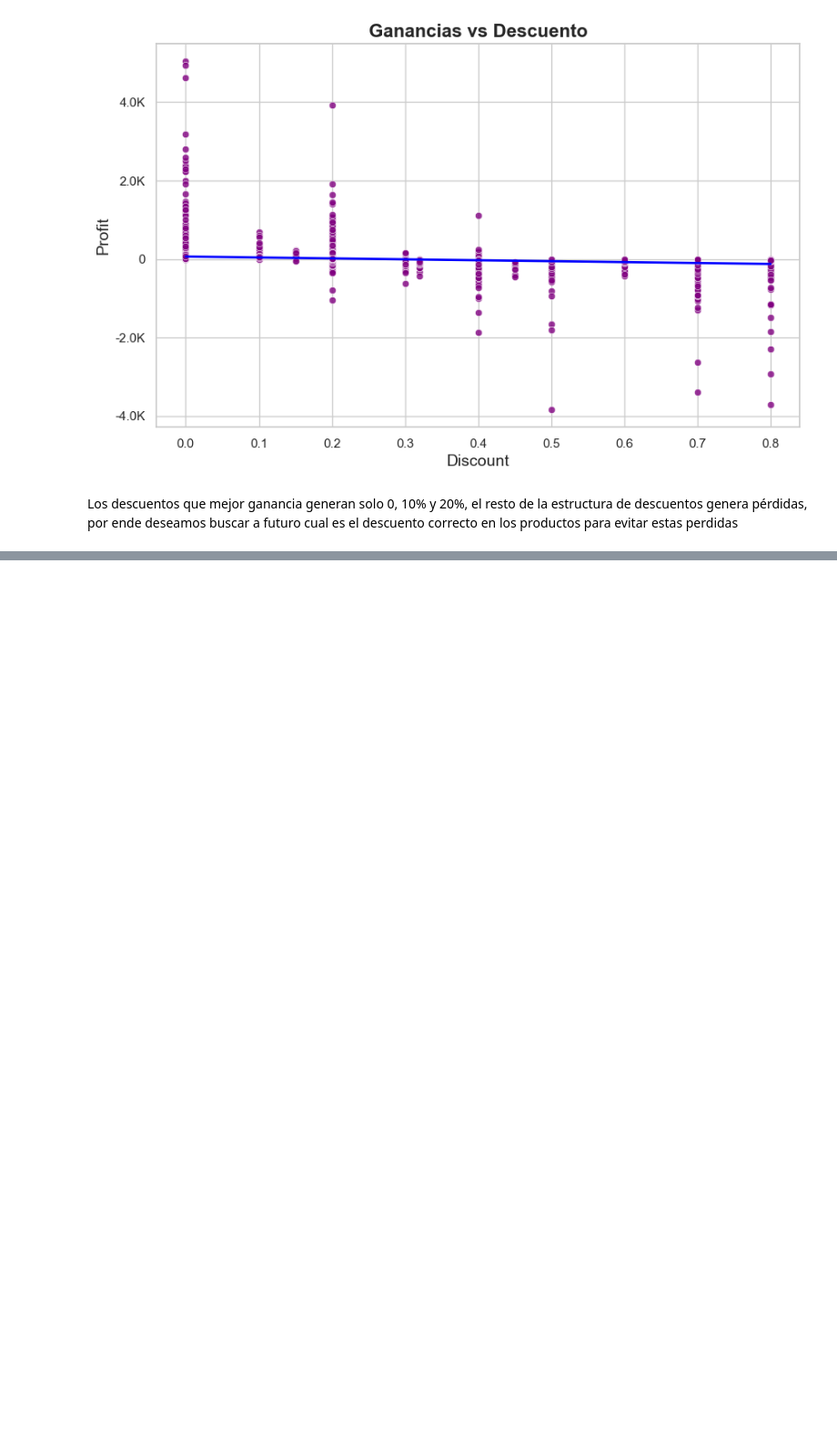
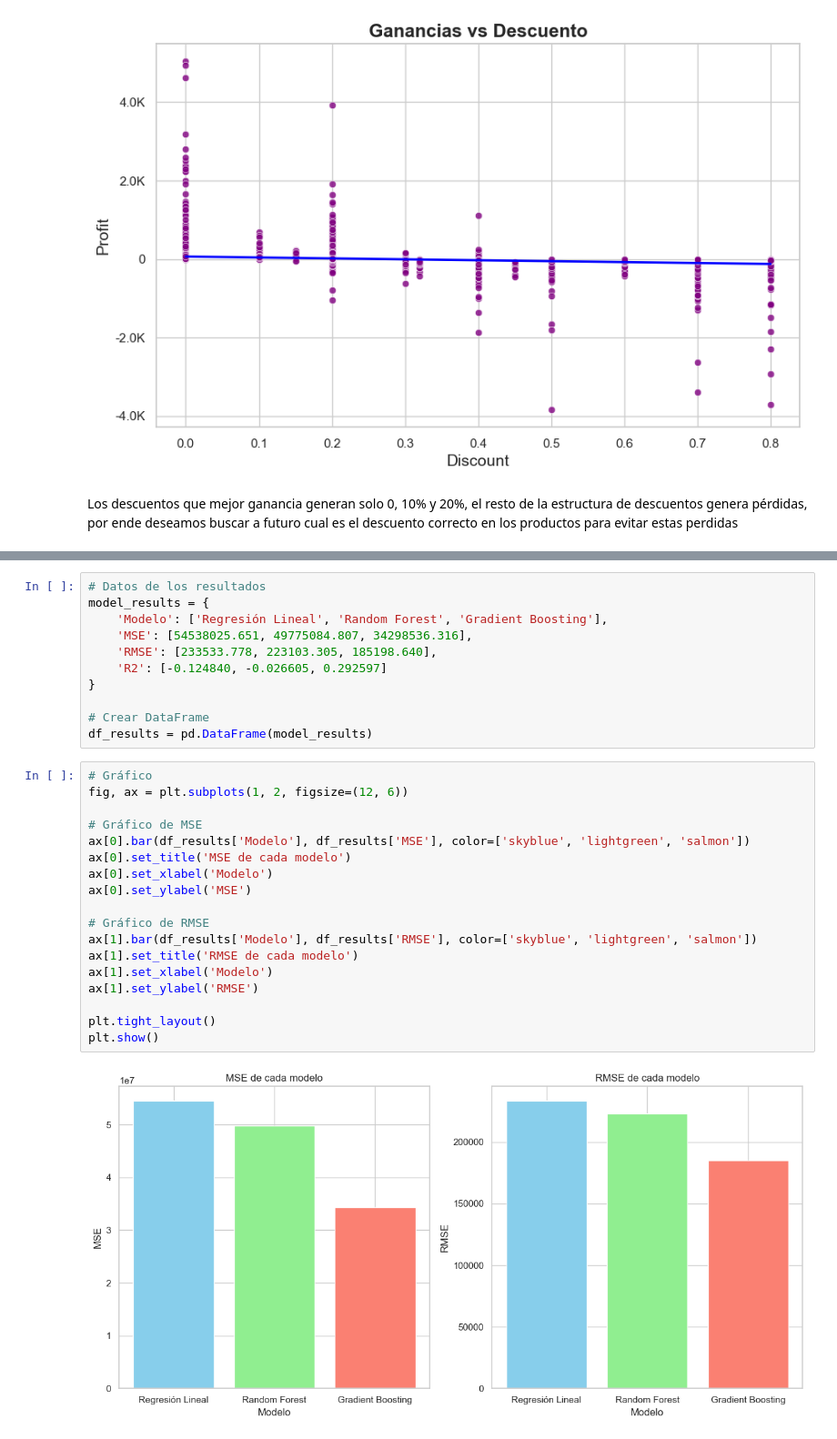
Before and after one commit to yusleylabrador/DCI_Proyecto, a Jupyter notebook: Proyecto_Ventas_Yusley.ipynb, the cells around one changed output, grey strips where cells are left out. Shown at 91% size. Drawn from its saved outputs; the diff is of its cells as text; blank space fills up the shorter version.

```diff
--- a/Proyecto_Ventas_Yusley.ipynb
+++ b/Proyecto_Ventas_Yusley.ipynb
@@ -515,0 +766,31 @@ Los descuentos que mejor ganancia generan solo 0, 10% y 20%, el resto de la estr
+# %%
+# Datos de los resultados
+model_results = {
+    'Modelo': ['Regresión Lineal', 'Random Forest', 'Gradient Boosting'],
+    'MSE': [54538025.651, 49775084.807, 34298536.316],
+    'RMSE': [233533.778, 223103.305, 185198.640],
+    'R2': [-0.124840, -0.026605, 0.292597]
+}
+
+# Crear DataFrame
+df_results = pd.DataFrame(model_results)
+# %%
+# Gráfico
+fig, ax = plt.subplots(1, 2, figsize=(12, 6))
+
+# Gráfico de MSE
+ax[0].bar(df_results['Modelo'], df_results['MSE'], color=['skyblue', 'lightgreen', 'salmon'])
+ax[0].set_title('MSE de cada modelo')
+ax[0].set_xlabel('Modelo')
+ax[0].set_ylabel('MSE')
+
+# Gráfico de RMSE
+ax[1].bar(df_results['Modelo'], df_results['RMSE'], color=['skyblue', 'lightgreen', 'salmon'])
+ax[1].set_title('RMSE de cada modelo')
+ax[1].set_xlabel('Modelo')
+ax[1].set_ylabel('RMSE')
+
+plt.tight_layout()
+plt.show()
+# %% [output]
+[figure, added]
```
Also changed, not shown: parts of 34 cells of this notebook.
